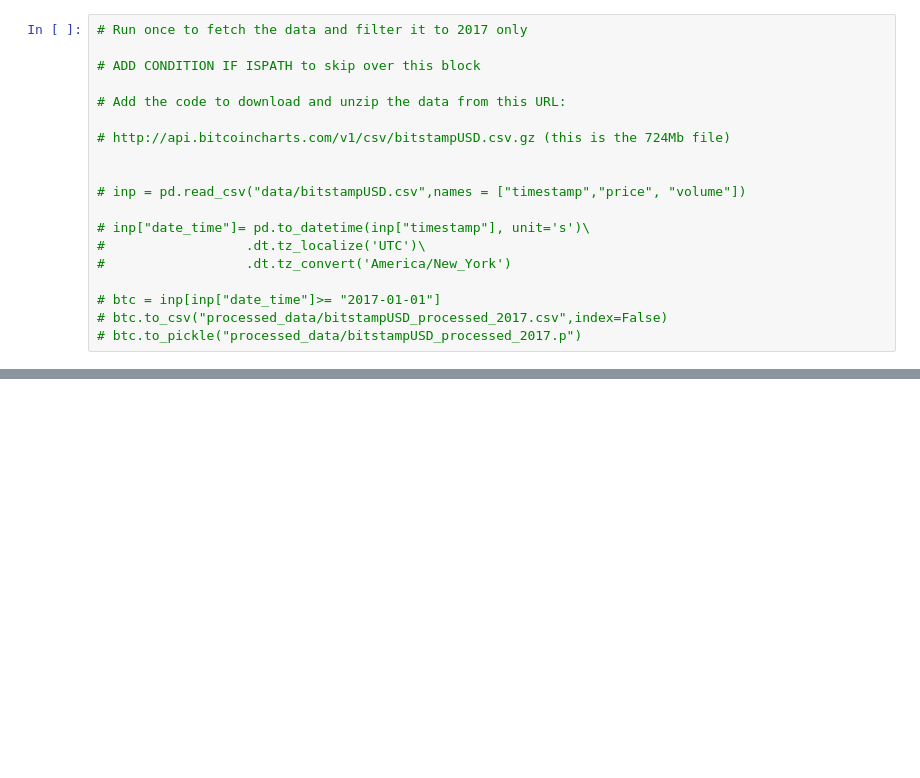
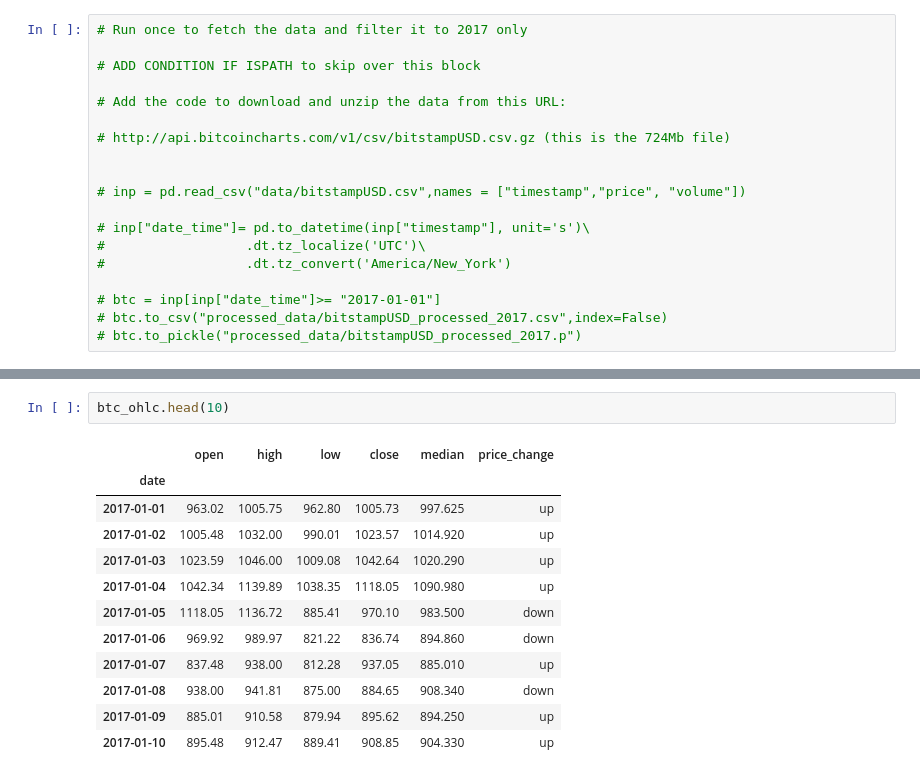
Before and after one commit to Liam-O/Data620, a Jupyter notebook: FinalProject/getting_btc_price.ipynb, the cells around one changed output, grey strips where cells are left out. Saved outputs shown, nothing was run; the diff lists cells and outputs as text; blank space fills up the shorter version.

```diff
--- a/FinalProject/getting_btc_price.ipynb
+++ b/FinalProject/getting_btc_price.ipynb
@@ -35,0 +142,15 @@ import numpy as np
+# %%
+btc_ohlc.head(10)
+# %% [output]
+|  | open | high | low | close | median | price_change |
+| date |  |  |  |  |  |  |
+| 2017-01-01 | 963.02 | 1005.75 | 962.80 | 1005.73 | 997.625 | up |
+| 2017-01-02 | 1005.48 | 1032.00 | 990.01 | 1023.57 | 1014.920 | up |
+| 2017-01-03 | 1023.59 | 1046.00 | 1009.08 | 1042.64 | 1020.290 | up |
+| 2017-01-04 | 1042.34 | 1139.89 | 1038.35 | 1118.05 | 1090.980 | up |
+| 2017-01-05 | 1118.05 | 1136.72 | 885.41 | 970.10 | 983.500 | down |
+| 2017-01-06 | 969.92 | 989.97 | 821.22 | 836.74 | 894.860 | down |
+| 2017-01-07 | 837.48 | 938.00 | 812.28 | 937.05 | 885.010 | up |
+| 2017-01-08 | 938.00 | 941.81 | 875.00 | 884.65 | 908.340 | down |
+| 2017-01-09 | 885.01 | 910.58 | 879.94 | 895.62 | 894.250 | up |
+| 2017-01-10 | 895.48 | 912.47 | 889.41 | 908.85 | 904.330 | up |
```
Also changed, not shown: parts of 16 cells of this notebook.
